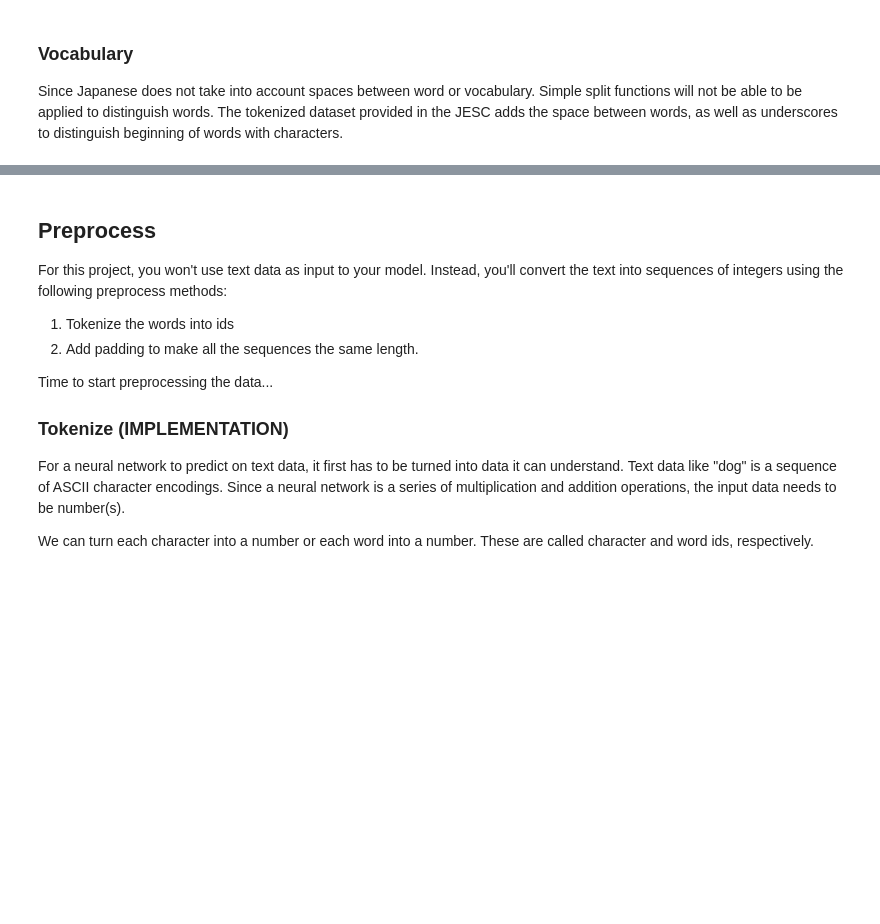
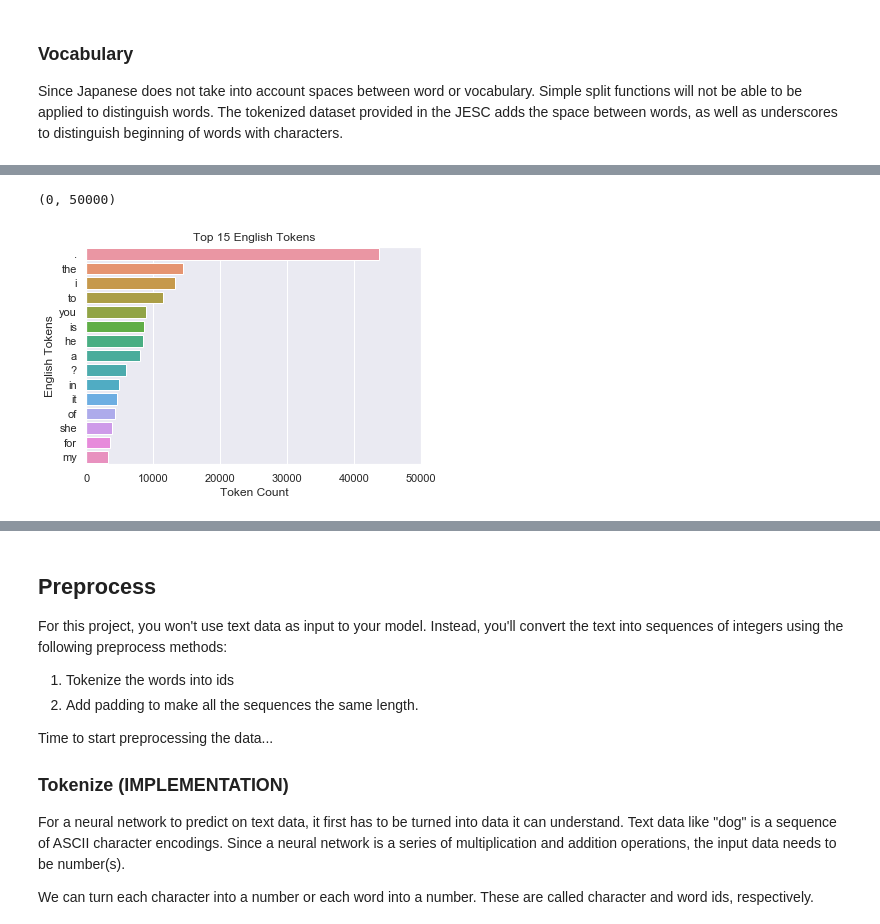
Before and after one commit to damorita/Japanese_Machine_Translation, a Jupyter notebook: Capstone-Japanese_Translation.ipynb, the cells around one changed output, grey strips where cells are left out. Saved outputs shown, nothing was run; the diff lists cells and outputs as text; code cells hidden in the pictures; blank space fills up the shorter version.

```diff
--- a/Capstone-Japanese_Translation.ipynb
+++ b/Capstone-Japanese_Translation.ipynb
@@ -94,0 +140,10 @@ print('"' + '" "'.join(list(zip(*ja_words_counter.most_common(10)))[0]) + '"')
+# %%
+import seaborn as sns
+import pandas as pd
+
+en_tokens = list(zip(*en_words_counter.most_common(15)))[0]
+en_counts = list(zip(*en_words_counter.most_common(15)))[1]
+jp_tokens = list(zip(*ja_words_counter.most_common(15)))[0]
+jp_counts = list(zip(*ja_words_counter.most_common(15)))[1]
+token_df = pd.DataFrame(list(zip(en_tokens,en_counts,jp_tokens, jp_counts)), columns=['en_tokens', 'en_counts', 'jp_tokens','jp_counts'])
+token_df
@@ -94,0 +167,9 @@ print('"' + '" "'.join(list(zip(*ja_words_counter.most_common(10)))[0]) + '"')
+# %%
+sns.set_style("darkgrid")
+ax = sns.barplot(x="en_counts", y="en_tokens", data=token_df)
+ax.set(xlabel='Token Count', ylabel='English Tokens')
+ax.set_title('Top 15 English Tokens')
+ax.set_xlim(0,50000)
+# %% [output]
+(0, 50000)
+[figure, added]
```
Also changed, not shown: parts of 26 cells of this notebook, 2 other files.
